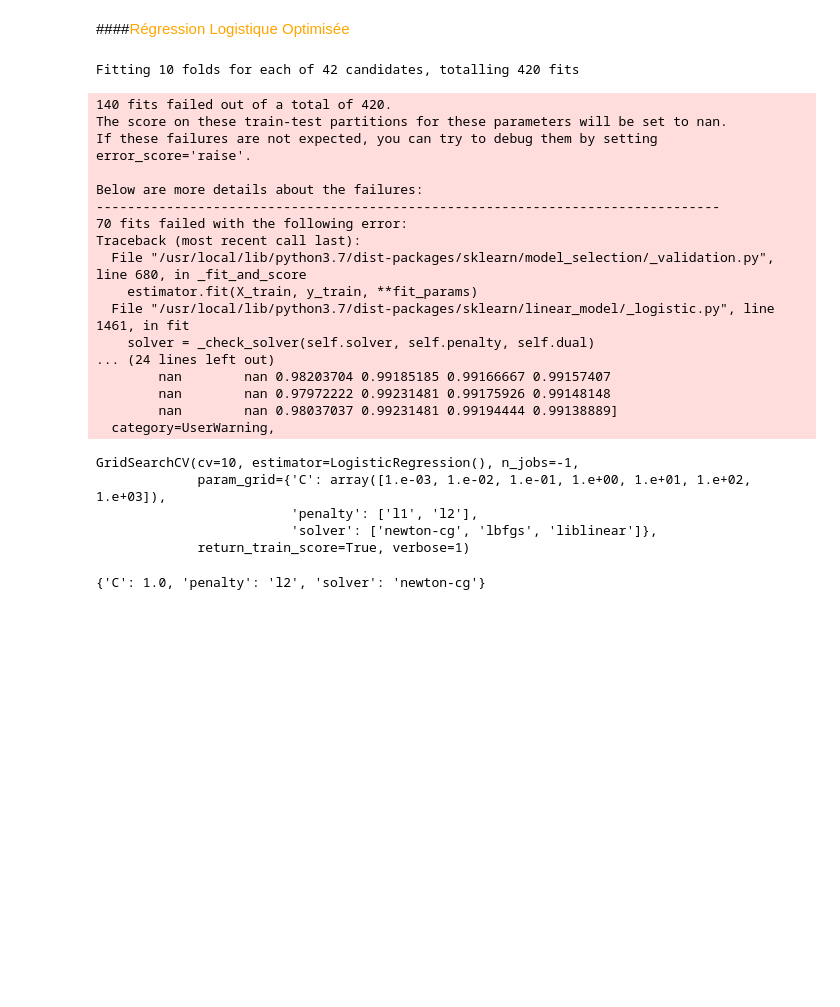
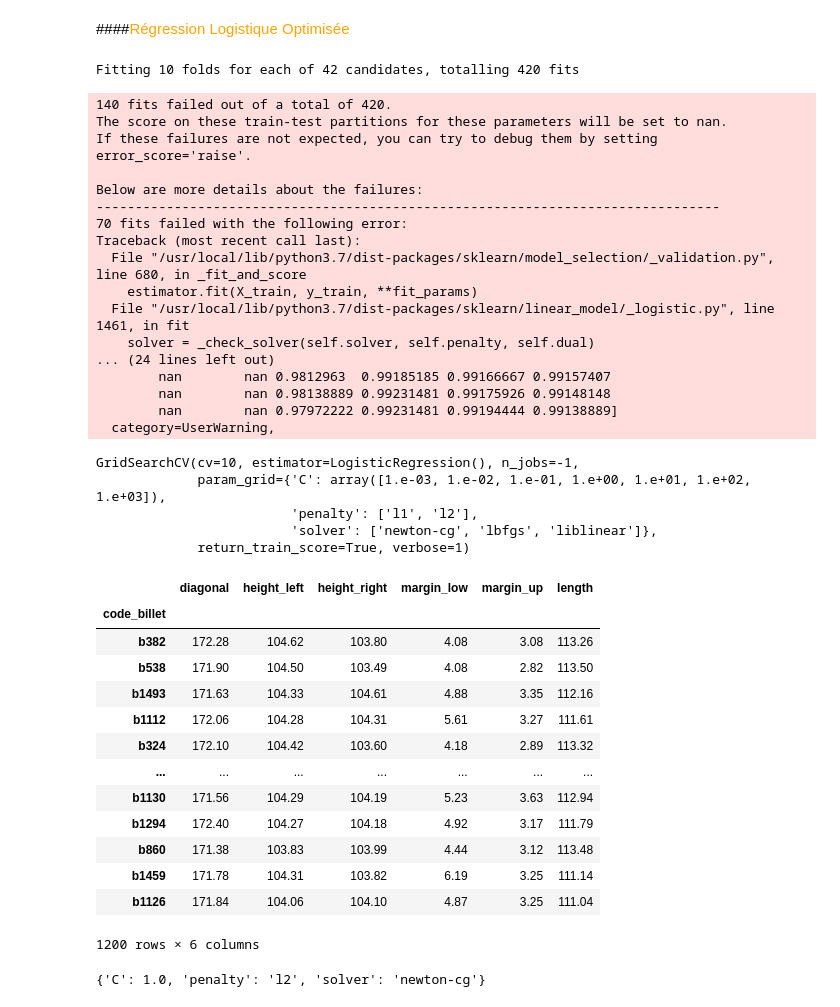
Before and after one commit to Randasabag/Detectez-des-faux-billets-avec-R-ou-Python, a Jupyter notebook: P10.ipynb, the cells around one changed output. Drawn from its saved outputs; the diff is of its cells as text; code cells hidden in the pictures; blank space fills up the shorter version.

```diff
--- a/P10.ipynb
+++ b/P10.ipynb
@@ -1116,7 +1131,7 @@ params = { 'C' : np.logspace(-3, 3, 7),
            'solver' : ['newton-cg', 'lbfgs', 'liblinear']}
 # %%
 from sklearn.model_selection import GridSearchCV
-grid = GridSearchCV(estimator, params, cv=10, n_jobs=-1,
+grid = GridSearchCV(logregop, params, cv=10, n_jobs=-1,
                     return_train_score=True, verbose=1)
 
 grid.fit(X_train,y_train)
@@ -1135,15 +1150,32 @@ Traceback (most recent call last):
   File "/usr/local/lib/python3.7/dist-packages/sklearn/linear_model/_logistic.py", line 1461, in fit
     solver = _check_solver(self.solver, self.penalty, self.dual)
 ... (24 lines left out)
-        nan        nan 0.98203704 0.99185185 0.99166667 0.99157407
-        nan        nan 0.97972222 0.99231481 0.99175926 0.99148148
-        nan        nan 0.98037037 0.99231481 0.99194444 0.99138889]
+        nan        nan 0.9812963  0.99185185 0.99166667 0.99157407
+        nan        nan 0.98138889 0.99231481 0.99175926 0.99148148
+        nan        nan 0.97972222 0.99231481 0.99194444 0.99138889]
   category=UserWarning,
 GridSearchCV(cv=10, estimator=LogisticRegression(), n_jobs=-1,
              param_grid={'C': array([1.e-03, 1.e-02, 1.e-01, 1.e+00, 1.e+01, 1.e+02, 1.e+03]),
                          'penalty': ['l1', 'l2'],
                          'solver': ['newton-cg', 'lbfgs', 'liblinear']},
              return_train_score=True, verbose=1)
+# %%
+X_train
+# %% [output]
+|  | diagonal | height_left | height_right | margin_low | margin_up | length |
+| code_billet |  |  |  |  |  |  |
+| b382 | 172.28 | 104.62 | 103.80 | 4.08 | 3.08 | 113.26 |
+| b538 | 171.90 | 104.50 | 103.49 | 4.08 | 2.82 | 113.50 |
+| b1493 | 171.63 | 104.33 | 104.61 | 4.88 | 3.35 | 112.16 |
+| b1112 | 172.06 | 104.28 | 104.31 | 5.61 | 3.27 | 111.61 |
+| b324 | 172.10 | 104.42 | 103.60 | 4.18 | 2.89 | 113.32 |
+| ... | ... | ... | ... | ... | ... | ... |
+| b1130 | 171.56 | 104.29 | 104.19 | 5.23 | 3.63 | 112.94 |
+| b1294 | 172.40 | 104.27 | 104.18 | 4.92 | 3.17 | 111.79 |
+| b860 | 171.38 | 103.83 | 103.99 | 4.44 | 3.12 | 113.48 |
+| b1459 | 171.78 | 104.31 | 103.82 | 6.19 | 3.25 | 111.14 |
+| b1126 | 171.84 | 104.06 | 104.10 | 4.87 | 3.25 | 111.04 |
+1200 rows × 6 columns
 # %%
 best_params = grid.best_params_
 best_params
```
Also changed, not shown: parts of 34 cells of this notebook.
